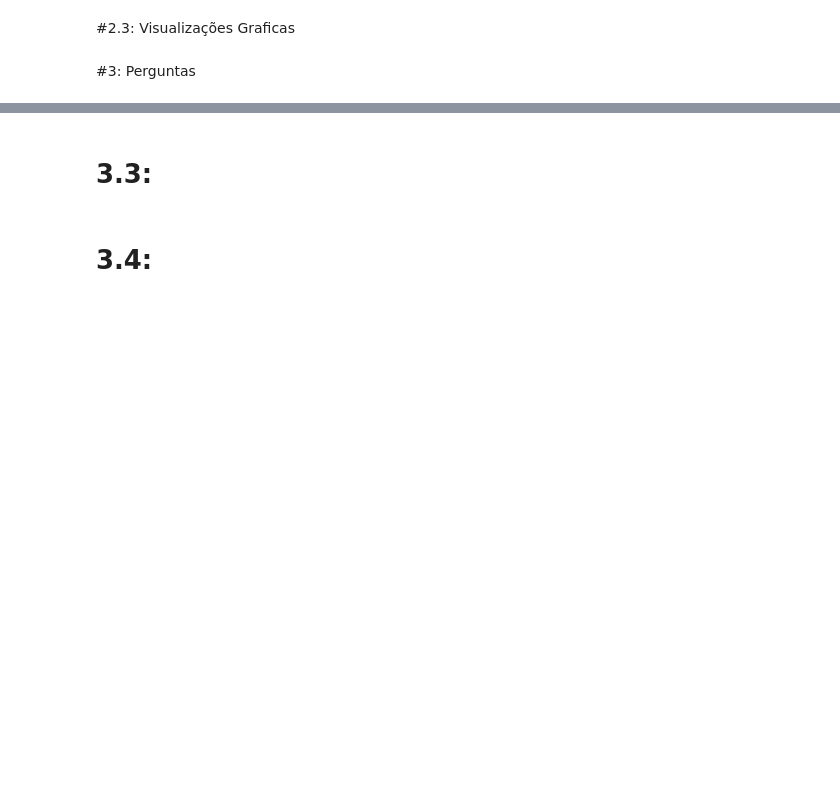
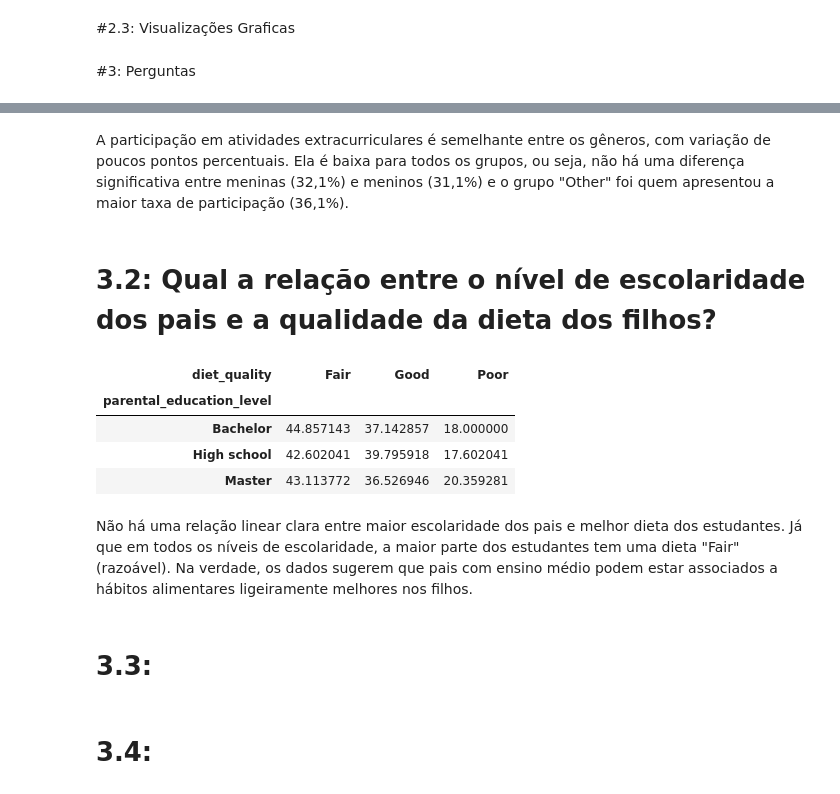
Before and after one commit to wilsonxdrone/N2-2B_AnaliseDados, a Jupyter notebook: analiseestudantes.ipynb, the cells around one changed output, grey strips where cells are left out. Saved outputs shown, nothing was run; the diff lists cells and outputs as text; code cells hidden in the pictures; blank space fills up the shorter version.

Commit message:
Preparo da base de dados e 2 perguntas

```diff
--- a/analiseestudantes.ipynb
+++ b/analiseestudantes.ipynb
@@ -27,0 +90,4 @@ dataset = pd.read_csv(UrlDataset, sep=",")
+# %%
+for col in dataset.select_dtypes(include=['object', 'category']).columns:
+    print(f"\nColuna: {col}")
+    print(dataset[col].unique()
@@ -27,0 +109,2 @@ dataset = pd.read_csv(UrlDataset, sep=",")
+# %%
+dataset.columns = dataset.columns.str.strip()
@@ -27,0 +123,2 @@ dataset = pd.read_csv(UrlDataset, sep=",")
+# %%
+categorical_columns = dataset.select_dtypes(include=['object', 'category']).columns
@@ -27,0 +127,3 @@ dataset = pd.read_csv(UrlDataset, sep=",")
+# %%
+for col in categorical_columns:
+    dataset.loc[:, col] = dataset[col].astype(str).str.strip().str.capitalize()
@@ -42,3 +174,19 @@ dataset = pd.read_csv(UrlDataset, sep=",")
+# %% [markdown]
+A participação em atividades extracurriculares é semelhante entre os gêneros, com variação de poucos pontos percentuais.
+Ela é baixa para todos os grupos, ou seja, não há uma diferença significativa entre meninas (32,1%) e meninos (31,1%) e o grupo "Other" foi quem apresentou a maior taxa de participação (36,1%).
+# %% [markdown]
+# 3.2: Qual a relação entre o nível de escolaridade dos pais e a qualidade da dieta dos filhos?
+# %%
+pd.crosstab(dataset['parental_education_level'], dataset['diet_quality'], normalize='index') * 100
+# %% [output]
+| diet_quality | Fair | Good | Poor |
+| parental_education_level |  |  |  |
+| Bachelor | 44.857143 | 37.142857 | 18.000000 |
+| High school | 42.602041 | 39.795918 | 17.602041 |
+| Master | 43.113772 | 36.526946 | 20.359281 |
+# %% [markdown]
+Não há uma relação linear clara entre maior escolaridade dos pais e melhor dieta dos estudantes. Já que em todos os níveis de escolaridade, a maior parte dos estudantes tem uma dieta "Fair"(razoável).
+Na verdade, os dados sugerem que pais com ensino médio podem estar associados a hábitos alimentares ligeiramente melhores nos filhos.
 # %% [markdown]
 # 3.3:
 # %% [markdown]
```
Also changed, not shown: parts of 28 cells of this notebook.
